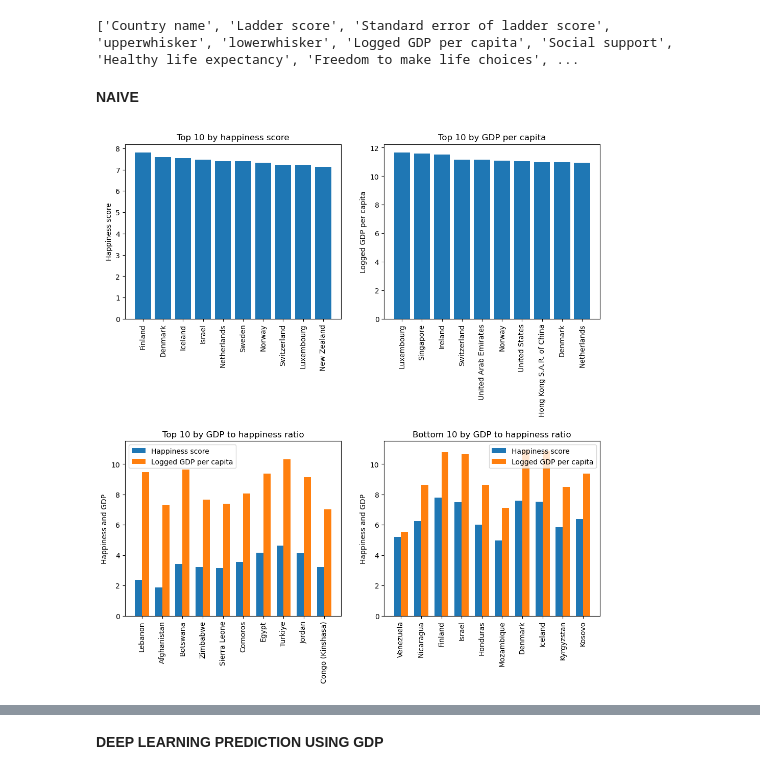
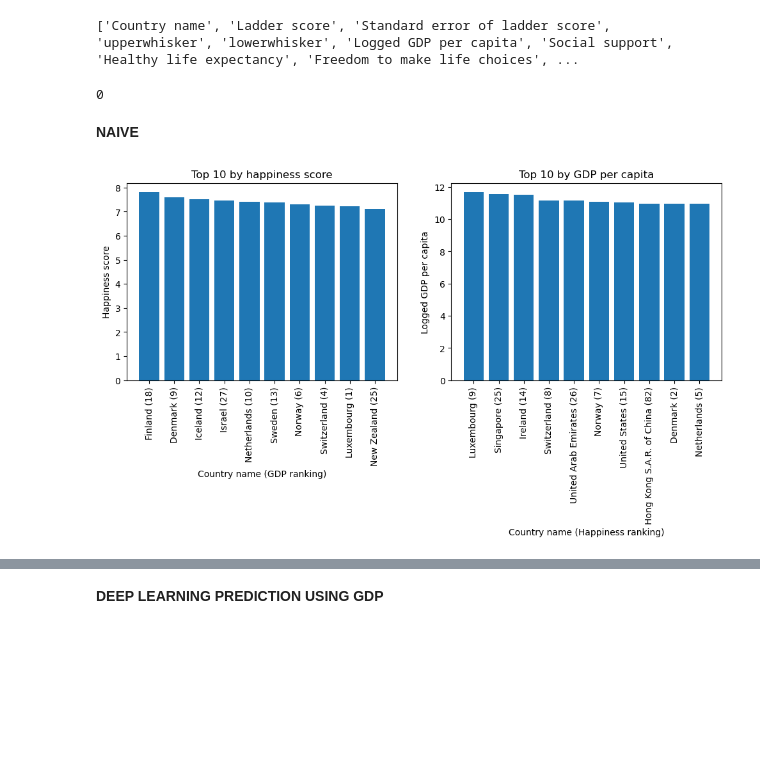
Before and after one commit to yilongsong/economy-happiness, a Jupyter notebook: analyzer.ipynb, the cells around one changed output, grey strips where cells are left out. Drawn from its saved outputs; the diff is of its cells as text; code cells hidden in the pictures; blank space fills up the shorter version.

Commit message:
all models and data collected

```diff
--- a/analyzer.ipynb
+++ b/analyzer.ipynb
@@ -28,58 +28,50 @@ with open('dataset/data.csv', 'r') as f:
 # %%
 # Create "dataframe"
 dataframe = pd.DataFrame(data[1:], columns = data[0])
+# %%
+df = pd.DataFrame({'name': ['Alice', 'Bob', 'Charlie'], 'age': [25, 30, 35], 'gender': ['F', 'M', 'M']})
+
+# find the row number(s) where age is equal to 30
+row_num = df.loc[df['age'] == 25].index[0]
+print(row_num)
+# %% [output]
+0
 # %% [markdown]
 **NAIVE**
 # %%
 # 4 top 10 plots
 top_ten_happiness = dataframe.head(10)
 
 sorted_df_gdp = dataframe.sort_values(by='Logged GDP per capita', ascending=False)
+sorted_df_gdp = sorted_df_gdp.reset_index(drop=True)
 top_ten_gdp = sorted_df_gdp.head(10)
 
 # dataframe['GDP to happiness ratio'] = (math.e**dataframe['Logged GDP per capita'])/dataframe['Ladder score']
 dataframe['GDP to happiness ratio'] = (dataframe['Logged GDP per capita'])/dataframe['Ladder score']
 sorted_df_ratio = dataframe.sort_values(by='GDP to happiness ratio', ascending=False)
 top_ten_ratio = sorted_df_ratio.head(10)
 sorted_df_ratio_reverse = dataframe.sort_values(by='GDP to happiness ratio', ascending=True)
 last_ten_ratio = sorted_df_ratio_reverse.head(10)
 
 
-fig, axs = plt.subplots(2, 2, figsize=(12,12))
+fig, axs = plt.subplots(1, 2, figsize=(12,4))
 
-axs[1, 0].get_shared_y_axes().join(axs[1, 0], axs[1, 1])
+labels_0 = [name+' ('+str(sorted_df_gdp.loc[sorted_df_gdp['Country name']==name].index[0]+1)+')'
+            for name in top_ten_happiness['Country name']]
+axs[0].bar(top_ten_happiness['Country name'], top_ten_happiness['Ladder score'])
+axs[0].set_ylabel('Happiness score')
+axs[0].set_xlabel('Country name (GDP ranking)')
+axs[0].set_title('Top 10 by happiness score')
+axs[0].set_xticklabels(labels_0, rotation=90)
 
-axs[0,0].bar(top_ten_happiness['Country name'], top_ten_happiness['Ladder score'])
-axs[0,0].set_ylabel('Happiness score')
-axs[0,0].set_title('Top 10 by happiness score')
-axs[0,0].set_xticklabels(top_ten_happiness['Country name'], rotation=90)
-
-axs[0,1].bar(top_ten_gdp['Country name'], top_ten_gdp['Logged GDP per capita'])
-axs[0,1].set_ylabel('Logged GDP per capita')
-axs[0,1].set_title('Top 10 by GDP per capita')
-axs[0,1].set_xticklabels(top_ten_gdp['Country name'], rotation=90)
-
-index = [i for i in range(0,10)]
-axs[1,0].bar(index, top_ten_ratio['Ladder score'], 0.35, label = "Happiness score")
-# axs[1,0].bar([i+0.35 for i in index], math.e**top_ten_ratio['Logged GDP per capita'], 0.35, label='Logged GDP per capita')
-axs[1,0].bar([i+0.35 for i in index], top_ten_ratio['Logged GDP per capita'], 0.35, label='Logged GDP per capita')
-axs[1,0].set_ylabel('Happiness and GDP')
-axs[1,0].set_title('Top 10 by GDP to happiness ratio')
-axs[1,0].set_xticks([i+(0.35/2) for i in index])
-axs[1,0].set_xticklabels(top_ten_ratio['Country name'], rotation=90)
-axs[1,0].legend()
-
-axs[1,1].bar(index, last_ten_ratio['Ladder score'], 0.35, label = "Happiness score")
-#axs[1,1].bar([i+0.35 for i in index], math.e**last_ten_ratio['Logged GDP per capita'], 0.35, label='Logged GDP per capita')
-axs[1,1].bar([i+0.35 for i in index], last_ten_ratio['Logged GDP per capita'], 0.35, label='Logged GDP per capita')
-axs[1,1].set_ylabel('Happiness and GDP')
-axs[1,1].set_title('Bottom 10 by GDP to happiness ratio')
-axs[1,1].set_xticks([i+(0.35/2) for i in index])
-axs[1,1].set_xticklabels(last_ten_ratio['Country name'], rotation=90)
-axs[1,1].legend()
-
-plt.subplots_adjust(hspace=0.7)
+labels_1 = [name+' ('+str(dataframe.loc[dataframe['Country name']==name].index[0]+1)+')'
+            for name in top_ten_gdp['Country name']]
+axs[1].bar(top_ten_gdp['Country name'], top_ten_gdp['Logged GDP per capita'])
+axs[1].set_ylabel('Logged GDP per capita')
+axs[1].set_xlabel('Country name (Happiness ranking)')
+axs[1].set_title('Top 10 by GDP per capita')
+axs[1].set_xticklabels(labels_1, rotation=90)
 
 plt.show()
 # %% [output]
-[figure, old version]
+[figure, new version]
```
Also changed, not shown: parts of 29 cells of this notebook, 18 other files.
